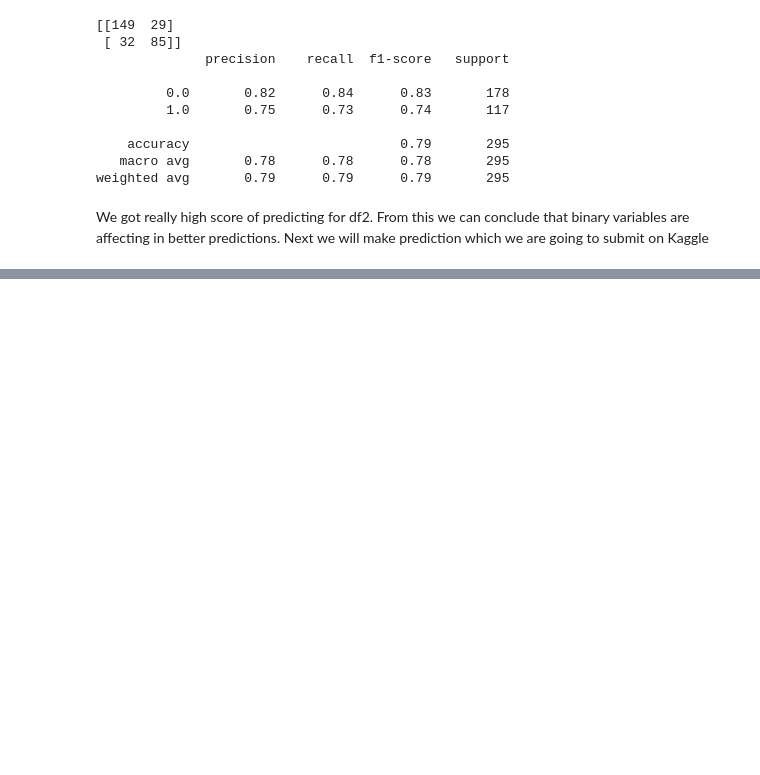
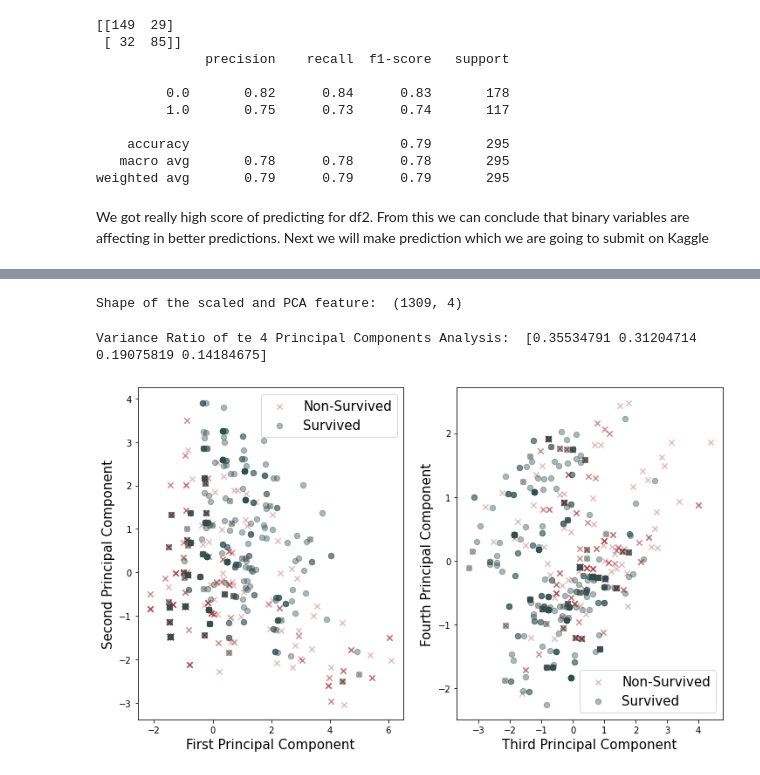
Before and after one commit to szpwski/titanic_kaggle_competition, a Jupyter notebook: Python/svm_titanic.ipynb, the cells around one changed output, grey strips where cells are left out. Drawn from its saved outputs; the diff is of its cells as text; code cells hidden in the pictures; blank space fills up the shorter version.

```diff
--- a/Python/svm_titanic.ipynb
+++ b/Python/svm_titanic.ipynb
@@ -367,0 +366,9 @@ submission.to_csv("submission.csv", index=False)
+# %%
+dfpca_target = df2["Survived"]
+dfpca_data = df2.drop("Survived",axis=1)
+# %%
+#Scaling the data
+scaler1=StandardScaler()
+scaler1.fit(dfpca_data)
+feature_scaled=scaler1.transform(dfpca_data)
+feature_scaled
@@ -367,0 +389,59 @@ submission.to_csv("submission.csv", index=False)
+# %%
+#Applying PCA
+pca1=PCA(n_components=4)
+pca1.fit(feature_scaled)
+feature_scaled_pca=pca1.transform(feature_scaled)
+print('Shape of the scaled and PCA feature: ', np.shape(feature_scaled_pca))
+# %% [output]
+Shape of the scaled and PCA feature:  (1309, 4)
+# %%
+#Seeing the variance of components to notice which are contributing the most
+feat_var = np.var(feature_scaled_pca,axis=0)
+feat_var_rat=feat_var/(np.sum(feat_var))
+
+print("Variance Ratio of te 4 Principal Components Analysis: ", feat_var_rat)
+# %% [output]
+Variance Ratio of te 4 Principal Components Analysis:  [0.35534791 0.31204714 0.19075819 0.14184675]
+# %%
+#3 First Components contribute over 85% of the total variance
+#Plotting these components
+dfpca_target_test = dfpca_target[dfpca_target.isna()==False]
+dfpca_target_list = dfpca_target_test.tolist()
+# %%
+#Taking out 4 components
+feature_scaled_pca_X0 = feature_scaled_pca[:,0]
+feature_scaled_pca_X1 = feature_scaled_pca[:,1]
+feature_scaled_pca_X2 = feature_scaled_pca[:,2]
+feature_scaled_pca_X3 = feature_scaled_pca[:,3]
+
+#Making dictionaies
+labels=dfpca_target_list
+colordict={0:'brown',1:'darkslategray'}
+piclabel = {0:'Non-Survived', 1:'Survived'}
+markers = {0:'x',1:'o'}
+alphas={0:0.3,1:0.4}
+
+fig = plt.figure(figsize=(12,7))
+plt.subplot(1,2,1)
+for l in np.unique(labels):
+    ix=np.where(labels==l)
+    plt.scatter(feature_scaled_pca_X0[ix],feature_scaled_pca_X1[ix],
+               c=colordict[l],label=piclabel[l],s=40,marker=markers[l],
+               alpha=alphas[l])
+plt.xlabel("First Principal Component", fontsize=15)
+plt.ylabel("Second Principal Component", fontsize=15)
+plt.legend(fontsize=15)
+
+plt.subplot(1,2,2)
+for l1 in np.unique(labels):
+    ix1=np.where(labels==l1)
+    plt.scatter(feature_scaled_pca_X2[ix1],feature_scaled_pca_X3[ix1],
+               c=colordict[l1],label=piclabel[l1],s=40,marker=markers[l1],
+               alpha=alphas[l1])
+plt.xlabel("Third Principal Component", fontsize=15)
+plt.ylabel("Fourth Principal Component", fontsize=15)
+plt.legend(fontsize=15)
+
+plt.show()
+# %% [output]
+[figure, added]
```
Also changed, not shown: parts of 23 cells of this notebook.
